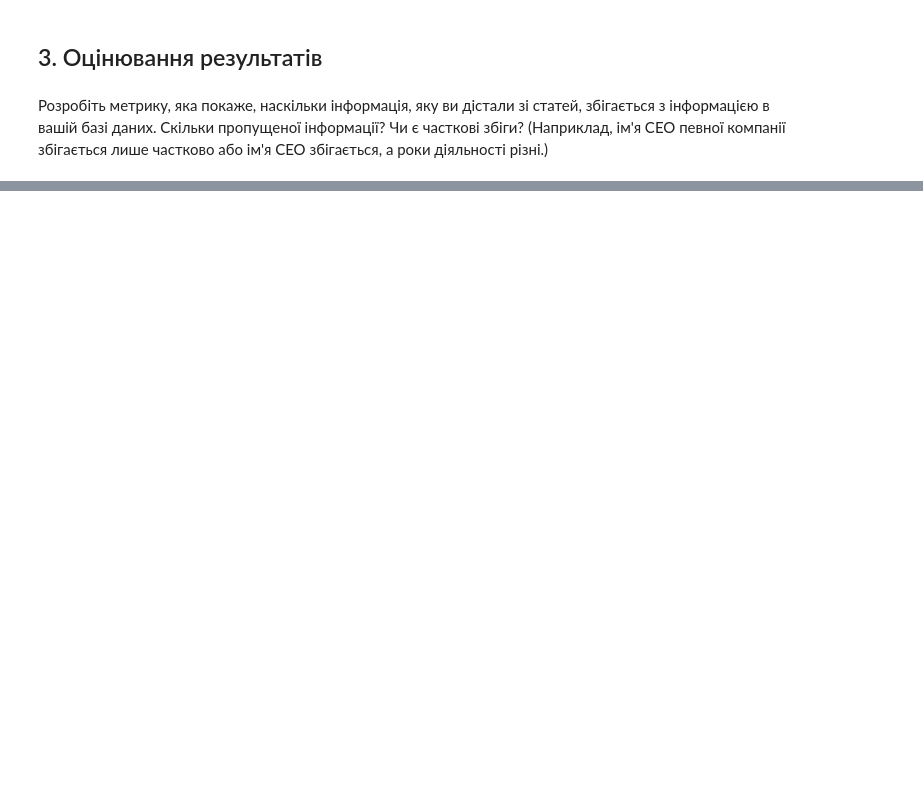
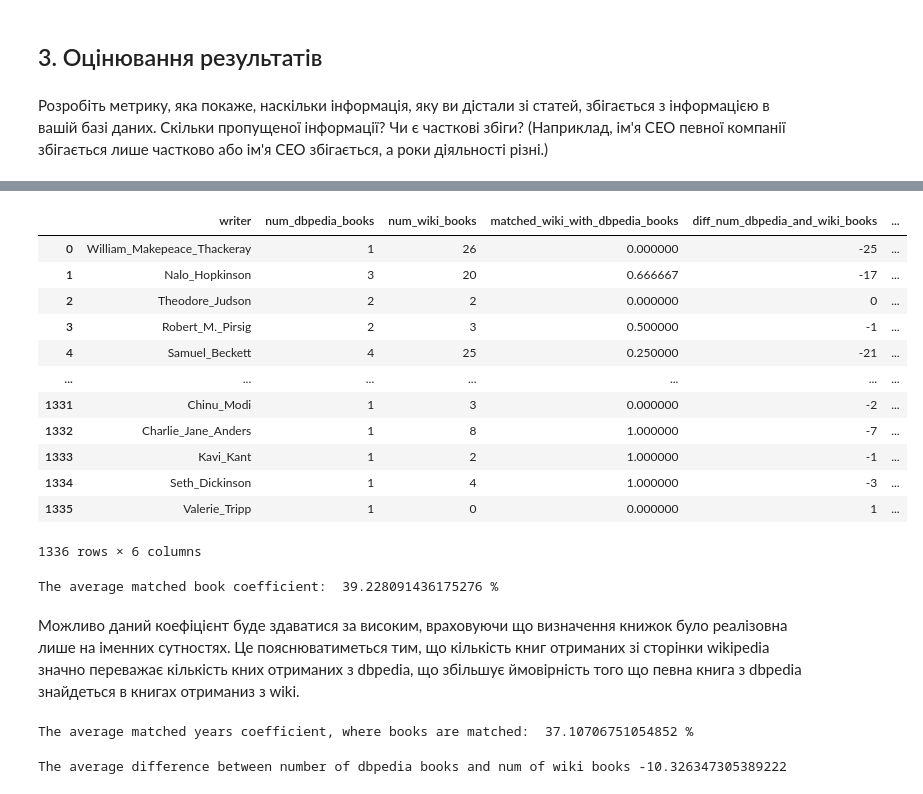
Before and after one commit to vseloved/prj-nlp-2020, a Jupyter notebook: students/DmytroBabenko/04-nlp-full-circle/I-check-fact.ipynb, the cells around one changed output, grey strips where cells are left out. Cells and saved outputs as stored; diff of their text form; code cells hidden in the pictures; blank space fills up the shorter version.

```diff
--- a/students/DmytroBabenko/04-nlp-full-circle/I-check-fact.ipynb
+++ b/students/DmytroBabenko/04-nlp-full-circle/I-check-fact.ipynb
@@ -275,12 +287,33 @@ def are_years_matched(year1, year2):
+# %%
+def are_years_matched(wiki_year, dbpedia_years):
+    if len(dbpedia_years) == 0:
+        if wiki_year is None:
+            return True
+        return False
+
+    return wiki_year in  dbpedia_years
 # %%
 matched_dict = dict()
+matched_result_dict = {
+    'writer' : [],
+    'num_dbpedia_books' : [],
+    'num_wiki_books' : [],
+    'matched_wiki_with_dbpedia_books' : [],
+    'diff_num_dbpedia_and_wiki_books' : [],
+    'matched_years_for_matched_books' : []
+}
 for writer in dbpedia_writer_books_dict:
     dbedia_books = dbpedia_writer_books_dict[writer]
     wiki_books = wiki_writer_books_dict[writer]
 
+
+    matched_result_dict['writer'].append(writer)
+    matched_result_dict['num_dbpedia_books'].append(len(dbedia_books))
+    matched_result_dict['num_wiki_books'].append(len(wiki_books))
+    matched_result_dict['diff_num_dbpedia_and_wiki_books'].append(len(dbedia_books) - len(wiki_books))
+
     matched_books, matched_year = 0, 0
     for dbedia_book in dbedia_books:
-        print(dbedia_book)
         wiki_book_matched = check_match_book(dbedia_book, wiki_books)
 
         if wiki_book_matched is None:
@@ -288,7 +321,19 @@ for writer in dbpedia_writer_books_dict:
 
         matched_books += 1
 
-        if are_years_matched(str(dbedia_books[dbedia_book]), wiki_books[wiki_book_matched]):
+        if are_years_matched(wiki_books[wiki_book_matched], dbedia_books[dbedia_book]):
             matched_year += 1
 
-    matched_dict[writer] = (matched_books / len(dbedia_books), matched_year / len(dbedia_books))
+    if len(dbedia_books) > 0:
+        matched_result_dict['matched_wiki_with_dbpedia_books'].append(matched_books / len(dbedia_books))
+    else:
+        if len(wiki_books) == 0:
+            matched_result_dict['matched_wiki_with_dbpedia_books'].append(1)
+        else:
+            matched_result_dict['matched_wiki_with_dbpedia_books'].append(None)
+
+
+    matched_years_for_matched_books = matched_year/ matched_books if matched_books > 0 else None
+    matched_result_dict['matched_years_for_matched_books'].append(matched_years_for_matched_books )
+
+matched_result_df = pd.DataFrame(matched_result_dict)
@@ -344,0 +342,35 @@ The average mathced year for all writers, where books are matched are:  12.14080
+# %%
+matched_result_df
+# %% [output]
+|  | writer | num_dbpedia_books | num_wiki_books | matched_wiki_with_dbpedia_books | diff_num_dbpedia_and_wiki_books | ... |
+| 0 | William_Makepeace_Thackeray | 1 | 26 | 0.000000 | -25 | ... |
+| 1 | Nalo_Hopkinson | 3 | 20 | 0.666667 | -17 | ... |
+| 2 | Theodore_Judson | 2 | 2 | 0.000000 | 0 | ... |
+| 3 | Robert_M._Pirsig | 2 | 3 | 0.500000 | -1 | ... |
+| 4 | Samuel_Beckett | 4 | 25 | 0.250000 | -21 | ... |
+| ... | ... | ... | ... | ... | ... | ... |
+| 1331 | Chinu_Modi | 1 | 3 | 0.000000 | -2 | ... |
+| 1332 | Charlie_Jane_Anders | 1 | 8 | 1.000000 | -7 | ... |
+| 1333 | Kavi_Kant | 1 | 2 | 1.000000 | -1 | ... |
+| 1334 | Seth_Dickinson | 1 | 4 | 1.000000 | -3 | ... |
+| 1335 | Valerie_Tripp | 1 | 0 | 0.000000 | 1 | ... |
+1336 rows × 6 columns
+# %%
+matched_books = matched_result_df['matched_wiki_with_dbpedia_books'].values
+matched_books = matched_books[matched_books != np.array(None)]
+print("The average matched book coefficient: ", 100 * np.average(matched_books), "%")
+# %% [output]
+The average matched book coefficient:  39.228091436175276 %
+# %% [markdown]
+Можливо даний коефіцієнт буде здаватися за високим, враховуючи що визначення книжок було реалізовна лише на іменних сутностях. Це пояснюватиметься тим, що кількість книг отриманих зі сторінки wikipedia значно переважає кількість кних отриманих з dbpedia, що збільшує ймовірність того що певна книга з dbpedia знайдеться в книгах отриманиз з wiki.
+# %%
+matched_years = matched_result_df['matched_years_for_matched_books'].values
+matched_years = matched_years[~np.isnan(matched_years)]
+print("The average matched years coefficient, where books are matched: ", 100 * np.average(matched_years), "%")
+# %% [output]
+The average matched years coefficient, where books are matched:  37.10706751054852 %
+# %%
+diff = matched_result_df['diff_num_dbpedia_and_wiki_books'].values
+print("The average difference between number of dbpedia books and num of wiki books", np.average(diff))
+# %% [output]
+The average difference between number of dbpedia books and num of wiki books -10.326347305389222
```
Also changed, not shown: parts of 21 cells of this notebook.
